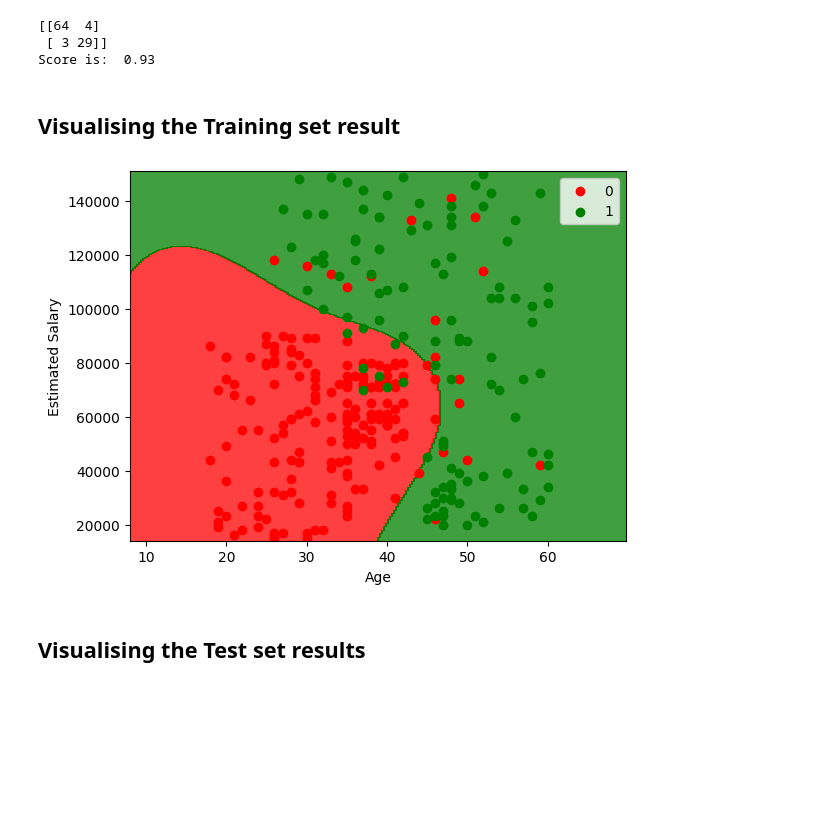
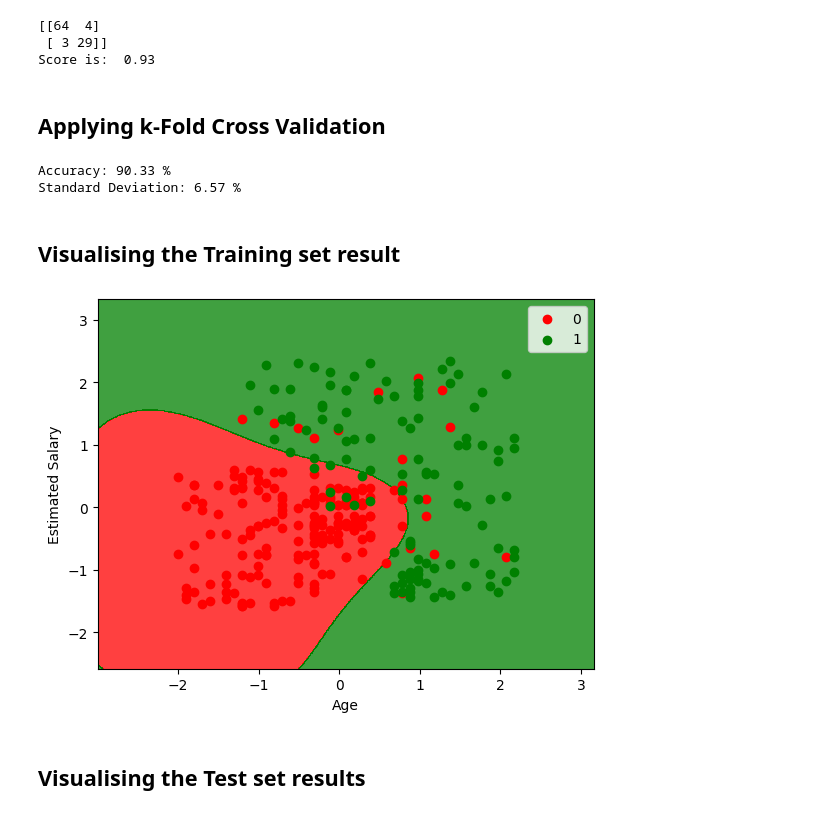
Before and after one commit to el24ham/Machine-Learning-Projects, a Jupyter notebook: Classification/4.Kernel SVM/Predict_Purchase_kernel.ipynb, the cells around one changed output. Saved outputs shown, nothing was run; the diff lists cells and outputs as text; code cells hidden in the pictures; blank space fills up the shorter version.

```diff
--- a/Classification/4.Kernel SVM/Predict_Purchase_kernel.ipynb
+++ b/Classification/4.Kernel SVM/Predict_Purchase_kernel.ipynb
@@ -56,25 +56,36 @@ print("Score is: ", accuracy_score(y_test, y_pred))
 [[64  4]
  [ 3 29]]
 Score is:  0.93
+# %% [markdown]
+## Applying k-Fold Cross Validation
+# %%
+from sklearn.model_selection import cross_val_score
+accuracies = cross_val_score(estimator = model, X = X_train, y = y_train, cv = 10)
+print("Accuracy: {:.2f} %".format(accuracies.mean()*100))
+print("Standard Deviation: {:.2f} %".format(accuracies.std()*100))
+# %% [output]
+Accuracy: 90.33 %
+Standard Deviation: 6.57 %
 # %% [markdown]
 ## Visualising the Training set result
 # %%
 from matplotlib.colors import ListedColormap
-X_set, y_set = sc.inverse_transform(X_train), y_train
-X1, X2 = np.meshgrid(np.arange(start = X_set[:, 0].min() - 10, stop = X_set[:, 0].max() + 10, step = 0.25),
-                     np.arange(start = X_set[:, 1].min() - 1000, stop = X_set[:, 1].max() + 1000, step = 0.25))
-plt.contourf(X1, X2, model.predict(sc.transform(np.array([X1.ravel(), X2.ravel()]).T)).reshape(X1.shape),
+X_set, y_set = X_train, y_train
+X1, X2 = np.meshgrid(np.arange(start = X_set[:, 0].min() - 1, stop = X_set[:, 0].max() + 1, step = 0.01),
+                     np.arange(start = X_set[:, 1].min() - 1, stop = X_set[:, 1].max() + 1, step = 0.01))
+plt.contourf(X1, X2, model.predict(np.array([X1.ravel(), X2.ravel()]).T).reshape(X1.shape),
              alpha = 0.75, cmap = ListedColormap(('red', 'green')))
 plt.xlim(X1.min(), X1.max())
 plt.ylim(X2.min(), X2.max())
 for i, j in enumerate(np.unique(y_set)):
-    plt.scatter(X_set[y_set == j, 0], X_set[y_set == j, 1], c = ListedColormap(('red', 'green'))(i), label = j)
+    plt.scatter(X_set[y_set == j, 0], X_set[y_set == j, 1],
+                c = ListedColormap(('red', 'green'))(i), label = j)
 plt.xlabel('Age')
 plt.ylabel('Estimated Salary')
 plt.legend()
 plt.show()
 # %% [output]
-[figure, old version]
+[figure, new version]
 # %% [markdown]
 ## Visualising the Test set results
 # %%
```
Also changed, not shown: parts of 1 cell of this notebook.
